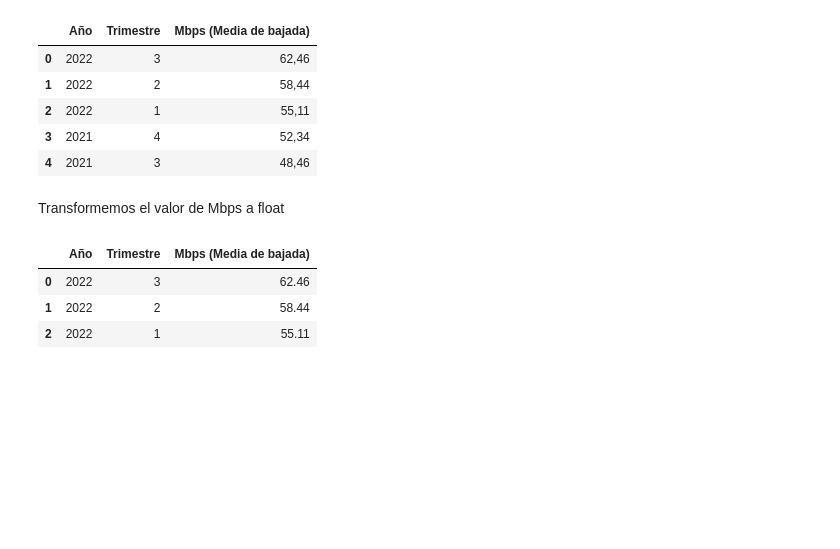
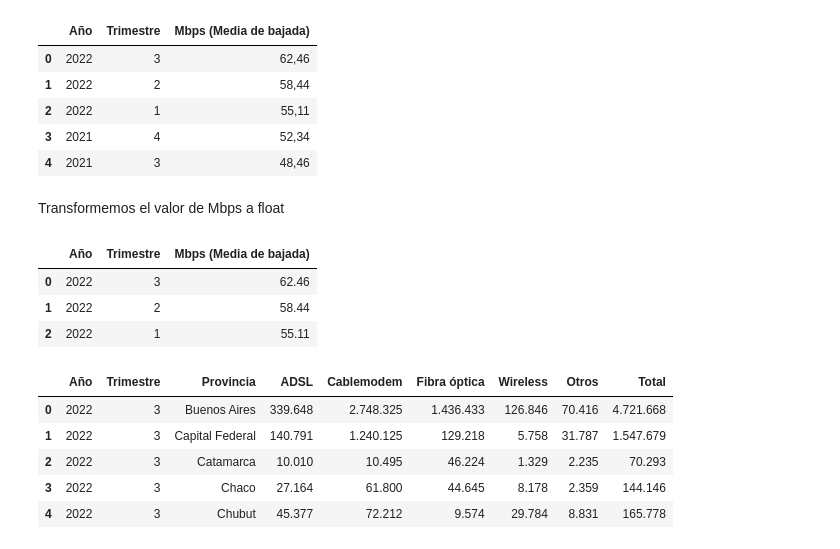
Before and after one commit to ReneRamosTrvn/data_analytics_project, a Jupyter notebook: EDA.ipynb, the cells around one changed output. Saved outputs shown, nothing was run; the diff lists cells and outputs as text; code cells hidden in the pictures; blank space fills up the shorter version.

```diff
--- a/EDA.ipynb
+++ b/EDA.ipynb
@@ -7,6 +7,7 @@ df4 = pd.read_csv('./datasets/Internet_Accesos-por-tecnologia.csv')
 df5 = pd.read_csv('./datasets/Internet_Accesos-por-velocidad.csv')
 df7 = pd.read_csv('./datasets/Internet_Ingresos.csv')
 df11 = pd.read_csv('./datasets/historico_velocidad_internet.csv')
+df12 = pd.read_csv('./datasets/Internet_Accesos-por-tecnologia_prov.csv')
 # %% [markdown]
 Comenzemos a explorar la data de Internet_Penetracion
 # %%
@@ -219,3 +237,12 @@ df11.head(3)
 | 0 | 2022 | 3 | 62.46 |
 | 1 | 2022 | 2 | 58.44 |
 | 2 | 2022 | 1 | 55.11 |
+# %%
+df12.head()
+# %% [output]
+|  | Año | Trimestre | Provincia | ADSL | Cablemodem | Fibra óptica | Wireless | Otros | Total |
+| 0 | 2022 | 3 | Buenos Aires | 339.648 | 2.748.325 | 1.436.433 | 126.846 | 70.416 | 4.721.668 |
+| 1 | 2022 | 3 | Capital Federal | 140.791 | 1.240.125 | 129.218 | 5.758 | 31.787 | 1.547.679 |
+| 2 | 2022 | 3 | Catamarca | 10.010 | 10.495 | 46.224 | 1.329 | 2.235 | 70.293 |
+| 3 | 2022 | 3 | Chaco | 27.164 | 61.800 | 44.645 | 8.178 | 2.359 | 144.146 |
+| 4 | 2022 | 3 | Chubut | 45.377 | 72.212 | 9.574 | 29.784 | 8.831 | 165.778 |
```
Also changed, not shown: parts of 7 cells of this notebook, 8 other files.
